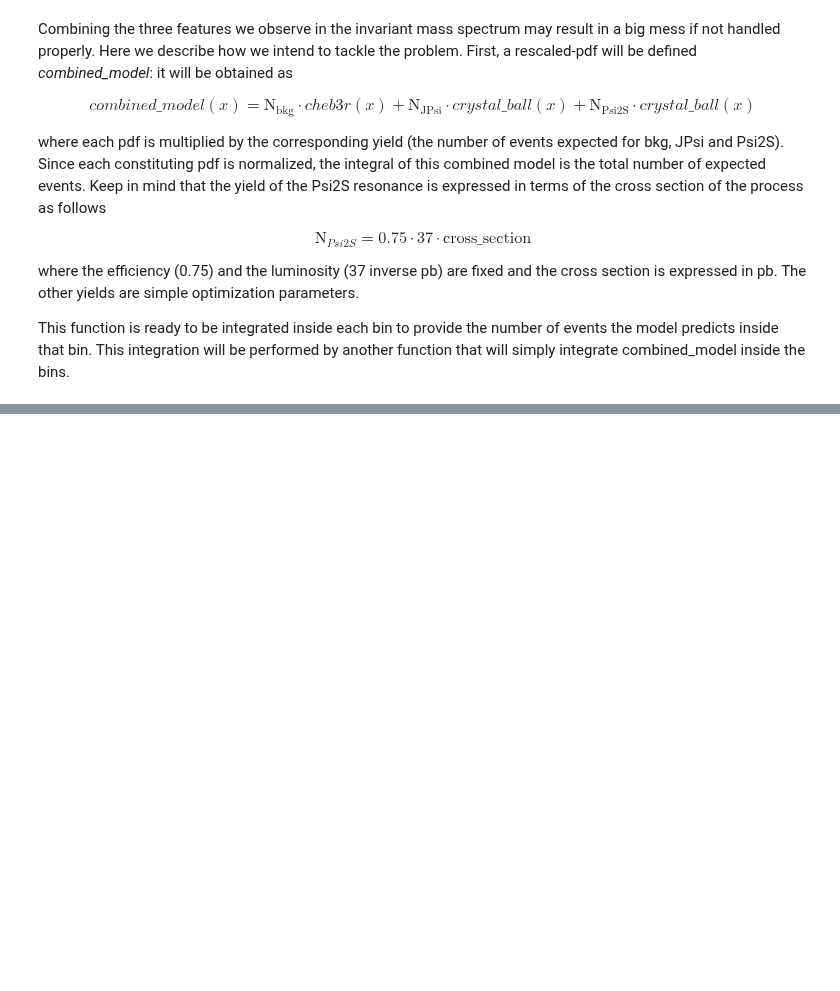
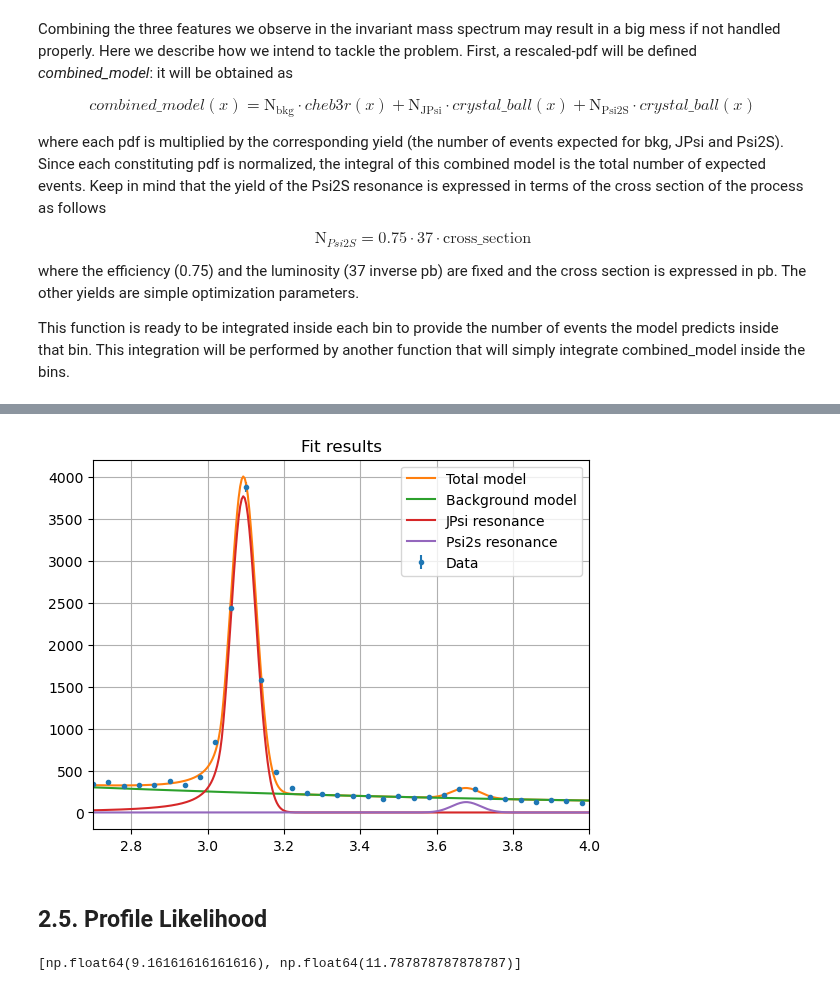
Before and after one commit to Matteo-Bellino/SMATEP_Project, a Jupyter notebook: Psi2S_RadanoBellino.ipynb, the cells around one changed output, grey strips where cells are left out. Saved outputs shown, nothing was run; the diff lists cells and outputs as text; code cells hidden in the pictures; blank space fills up the shorter version.

```diff
--- a/Psi2S_RadanoBellino.ipynb
+++ b/Psi2S_RadanoBellino.ipynb
@@ -412,0 +185,28 @@ ValueError: NaN values detected in your input data or the output of your objecti
+# %%
+bin_number = 100
+binned_data, bin_edges = np.histogram(data_HS, bins=bin_number)
+err_binned_data = np.sqrt(binned_data)
+bin_centers = (bin_edges[1:]+bin_edges[:-1])/2
+
+x = np.linspace(2,6,1000)
+graph_total_model = total_model.pdf(x)*total_model.get_yield()*(bin_edges[1]-bin_edges[0])
+graph_bkg         = bkg_ext.pdf(x)    *bkg_ext.get_yield()    *(bin_edges[1]-bin_edges[0])
+graph_JPsi        = cb_jpsi_ext.pdf(x)*cb_jpsi_ext.get_yield()*(bin_edges[1]-bin_edges[0])
+graph_Psi2s       = cb_psi2s_ext.pdf(x)*cb_psi2s_ext.get_yield()*(bin_edges[1]-bin_edges[0])
+
+plt.figure()
+plt.errorbar(bin_centers, binned_data, yerr=err_binned_data, fmt='.', label='Data')
+plt.plot(x,graph_total_model, label='Total model')
+plt.plot(x,graph_bkg,   label='Background model')
+plt.plot(x,graph_JPsi,  label='JPsi resonance')
+plt.plot(x,graph_Psi2s, label='Psi2s resonance')
+#mplhep.histplot(model_hist, label="model")
+#mplhep.histplot(data_binned, label="data")
+plt.legend()
+plt.title("Fit results")
+plt.xlim([2.7,4])
+plt.grid()
+# %% [output]
+[figure, added]
+# %% [markdown]
+## 2.5. Profile Likelihood
@@ -412,0 +228,8 @@ ValueError: NaN values detected in your input data or the output of your objecti
+# %%
+min_NLL = result.fmin
+NLL_variation = 2*(NLL_values-min_NLL)
+xs_temporary = xs_values[NLL_variation<1]
+xs_interval = [np.min(xs_temporary), np.max(xs_temporary)]
+print(xs_interval)
+# %% [output]
+[np.float64(9.16161616161616), np.float64(11.787878787878787)]
```
Also changed, not shown: parts of 19 cells of this notebook.
